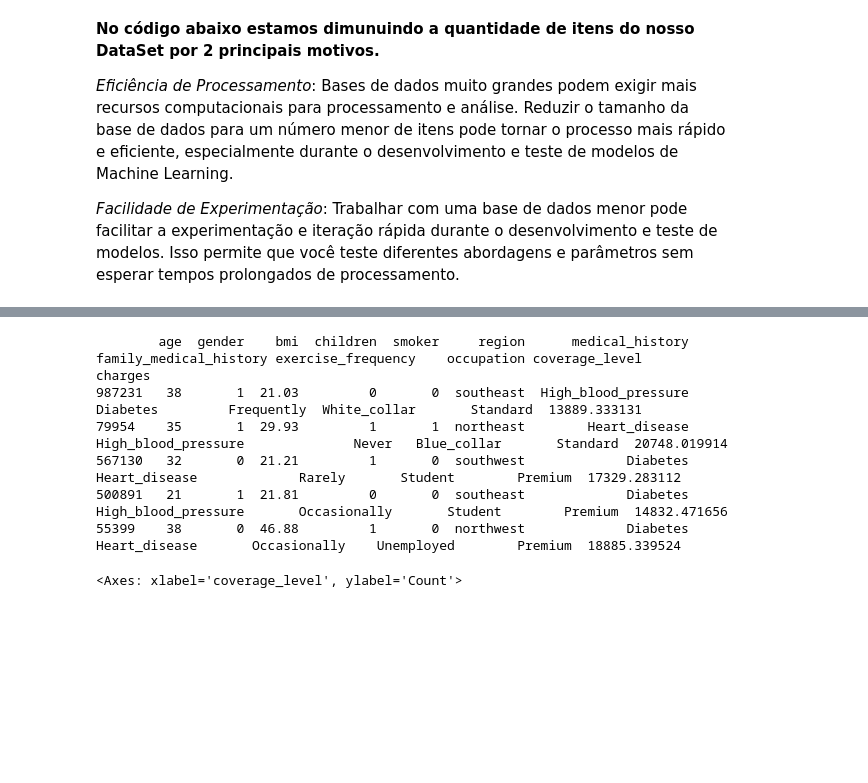
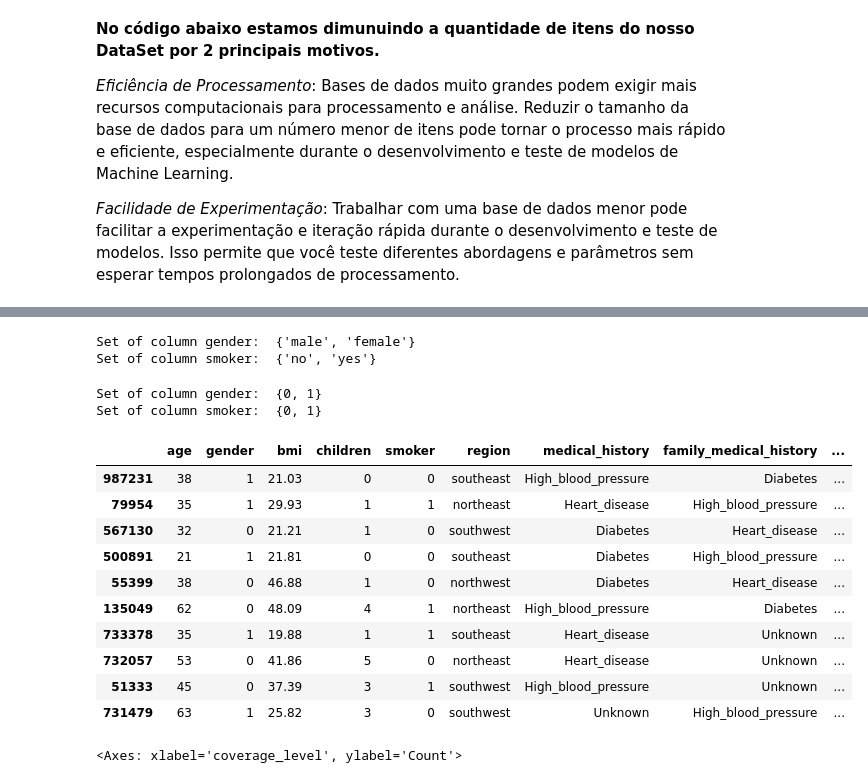
Before and after one commit to JulioGuedesCordeiro/ProjetoFIAP01, a Jupyter notebook: ProjetoFIAP01.ipynb, the cells around one changed output, grey strips where cells are left out. Drawn from its saved outputs; the diff is of its cells as text; code cells hidden in the pictures; blank space fills up the shorter version.

```diff
--- a/ProjetoFIAP01.ipynb
+++ b/ProjetoFIAP01.ipynb
@@ -174,3 +243,10 @@ data_initial.describe()
+# %%
+# Visualizando características binárias do conjunto
+print('Set of column gender: ', set(data_initial['gender']))
+print('Set of column smoker: ', set(data_initial['smoker']))
+# %% [output]
+Set of column gender:  {'male', 'female'}
+Set of column smoker:  {'no', 'yes'}
 # %%
 # Transformar a coluna 'gender' em 1 para 'male' e 0 para 'female'
 data_initial['gender'] = data_initial['gender'].replace({'male': 1, 'female': 0})  # Substitui 'male' por 1 e 'female' por 0 na coluna 'gender'
@@ -178,14 +254,26 @@ data_initial['gender'] = data_initial['gender'].replace({'male': 1, 'female': 0}
 # Transformar a coluna 'smoker' em 1 para 'yes' e 0 para 'no'
 data_initial['smoker'] = data_initial['smoker'].replace({'yes': 1, 'no': 0})  # Substitui 'yes' por 1 e 'no' por 0 na coluna 'smoker'
 
-print(data_initial.head())  # Imprime as primeiras linhas do dataframe atualizado
+print('Set of column gender: ', set(data_initial['gender']))
+print('Set of column smoker: ', set(data_initial['smoker']))
 # %% [output]
-        age  gender    bmi  children  smoker     region      medical_history family_medical_history exercise_frequency    occupation coverage_level       charges
-987231   38       1  21.03         0       0  southeast  High_blood_pressure               Diabetes         Frequently  White_collar       Standard  13889.333131
-79954    35       1  29.93         1       1  northeast        Heart_disease    High_blood_pressure              Never   Blue_collar       Standard  20748.019914
-567130   32       0  21.21         1       0  southwest             Diabetes          Heart_disease             Rarely       Student        Premium  17329.283112
-500891   21       1  21.81         0       0  southeast             Diabetes    High_blood_pressure       Occasionally       Student        Premium  14832.471656
-55399    38       0  46.88         1       0  northwest             Diabetes          Heart_disease       Occasionally    Unemployed        Premium  18885.339524
+Set of column gender:  {0, 1}
+Set of column smoker:  {0, 1}
+# %%
+# Visualizando os dados até o momento
+data_initial.head(10)
+# %% [output]
+|  | age | gender | bmi | children | smoker | region | medical_history | family_medical_history | ... |
+| 987231 | 38 | 1 | 21.03 | 0 | 0 | southeast | High_blood_pressure | Diabetes | ... |
+| 79954 | 35 | 1 | 29.93 | 1 | 1 | northeast | Heart_disease | High_blood_pressure | ... |
+| 567130 | 32 | 0 | 21.21 | 1 | 0 | southwest | Diabetes | Heart_disease | ... |
+| 500891 | 21 | 1 | 21.81 | 0 | 0 | southeast | Diabetes | High_blood_pressure | ... |
+| 55399 | 38 | 0 | 46.88 | 1 | 0 | northwest | Diabetes | Heart_disease | ... |
+| 135049 | 62 | 0 | 48.09 | 4 | 1 | northeast | High_blood_pressure | Diabetes | ... |
+| 733378 | 35 | 1 | 19.88 | 1 | 1 | southeast | Heart_disease | Unknown | ... |
+| 732057 | 53 | 0 | 41.86 | 5 | 0 | northeast | Heart_disease | Unknown | ... |
+| 51333 | 45 | 0 | 37.39 | 3 | 1 | southwest | High_blood_pressure | Unknown | ... |
+| 731479 | 63 | 1 | 25.82 | 3 | 0 | southwest | Unknown | High_blood_pressure | ... |
 # %%
 # Nessse ponto estamos analisando como nossos dados estão espaçados em relação ao tipo de plano
 # é notado que estamos com uma base bem distribuida entre os planos
```
Also changed, not shown: parts of 22 cells of this notebook.
